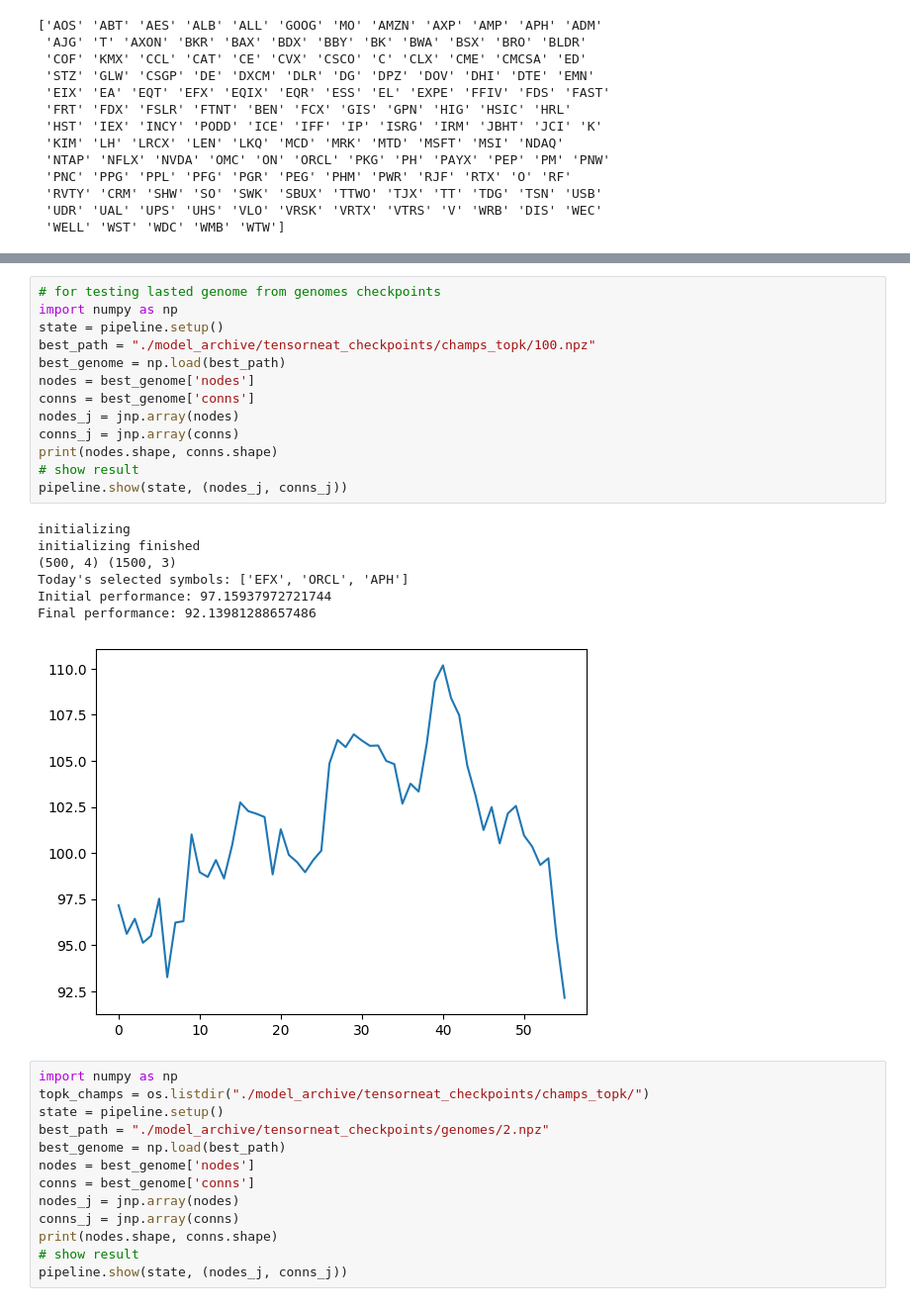
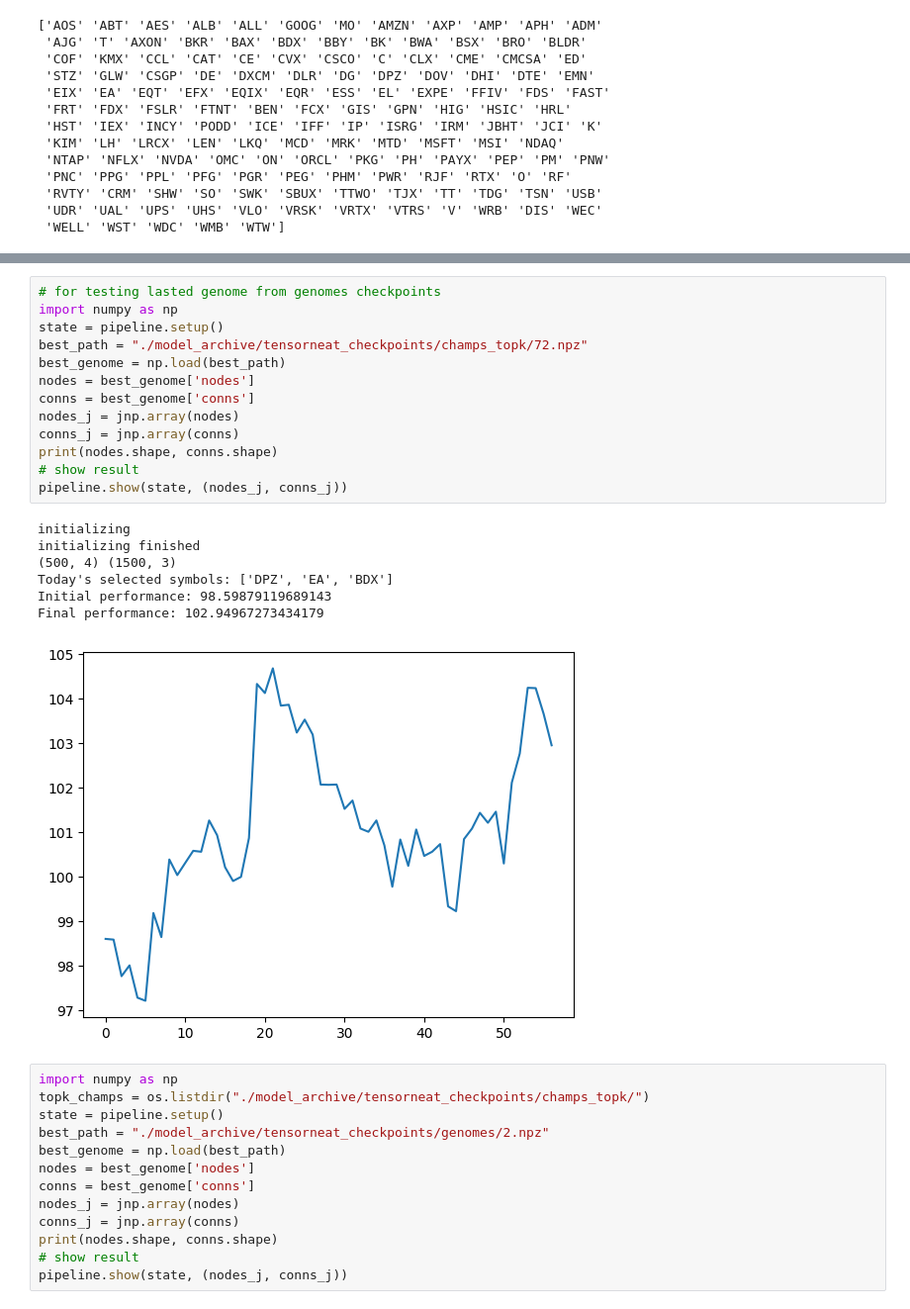
Before and after one commit to nickwilliamsdev/treetrader, a Jupyter notebook: tensorneat_ranknet.ipynb, the cells around one changed output, grey strips where cells are left out. Shown at 99% size. Saved outputs shown, nothing was run; the diff lists cells and outputs as text.

```diff
--- a/tensorneat_ranknet.ipynb
+++ b/tensorneat_ranknet.ipynb
@@ -471,24 +457,24 @@ Shape of RETURNS: (223, 147)
 # %%
 # for testing lasted genome from genomes checkpoints
 import numpy as np
 state = pipeline.setup()
-best_path = "./model_archive/tensorneat_checkpoints/champs_topk/100.npz"
+best_path = "./model_archive/tensorneat_checkpoints/champs_topk/72.npz"
 best_genome = np.load(best_path)
 nodes = best_genome['nodes']
 conns = best_genome['conns']
 nodes_j = jnp.array(nodes)
 conns_j = jnp.array(conns)
 print(nodes.shape, conns.shape)
 # show result
 pipeline.show(state, (nodes_j, conns_j))
 # %% [output]
 initializing
 initializing finished
 (500, 4) (1500, 3)
-Today's selected symbols: ['EFX', 'ORCL', 'APH']
-Initial performance: 97.15937972721744
-Final performance: 92.13981288657486
+Today's selected symbols: ['DPZ', 'EA', 'BDX']
+Initial performance: 98.59879119689143
+Final performance: 102.94967273434179
-[figure, old version]
+[figure, new version]
 # %%
 import numpy as np
 topk_champs = os.listdir("./model_archive/tensorneat_checkpoints/champs_topk/")
```
Also changed, not shown: parts of 5 cells of this notebook, 29 other files.
